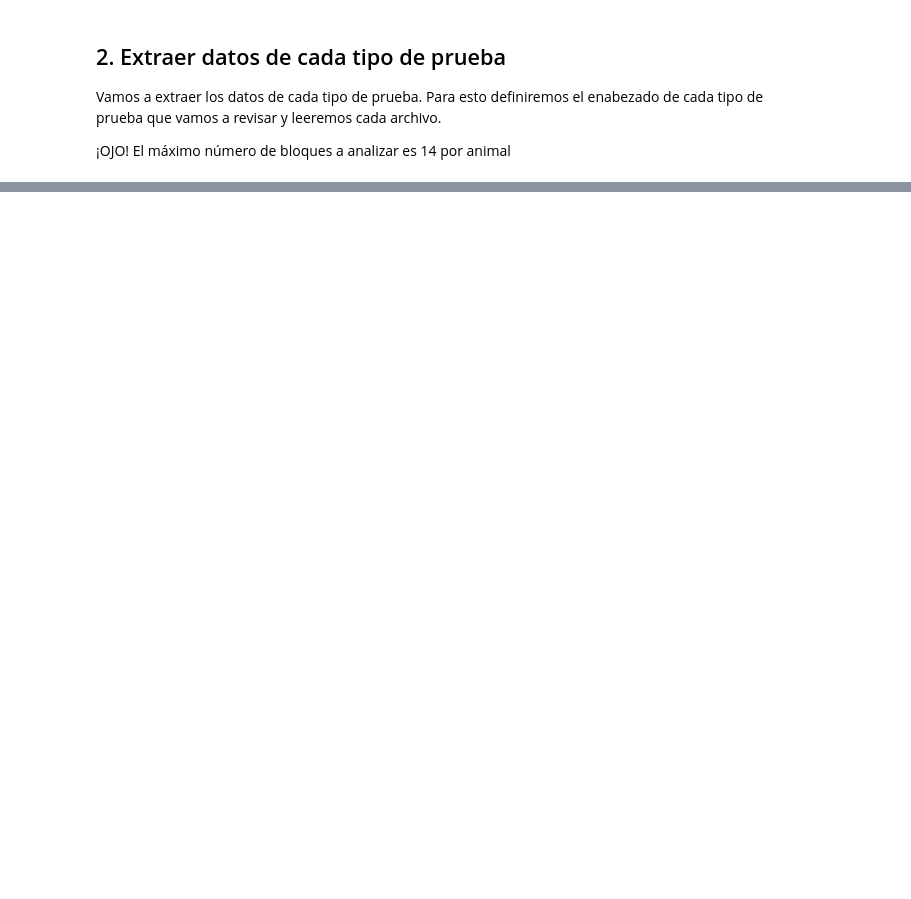
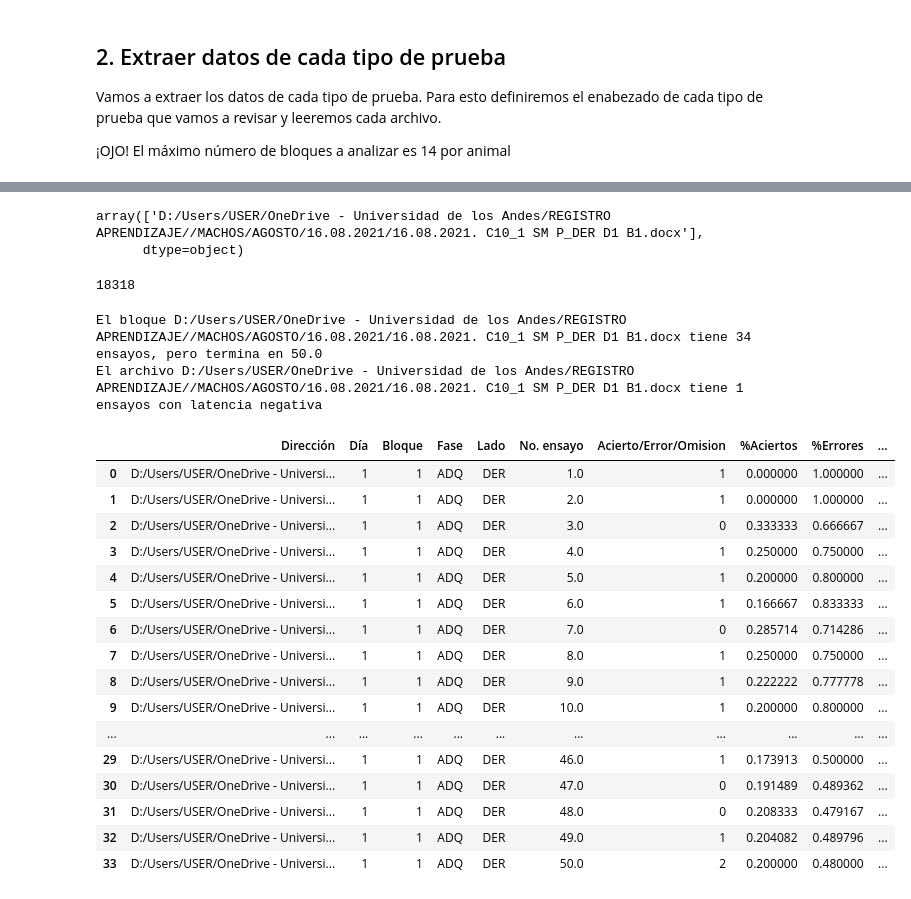
Before and after one commit to Traintain/NosePoke, a Jupyter notebook: ProcesarDatos/Procesamiento de datos.ipynb, the cells around one changed output, grey strips where cells are left out. Saved outputs shown, nothing was run; the diff lists cells and outputs as text; code cells hidden in the pictures; blank space fills up the shorter version.

Commit message:
Añade métodos para extraerdatos de series motoras

```diff
--- a/ProcesarDatos/Procesamiento de datos.ipynb
+++ b/ProcesarDatos/Procesamiento de datos.ipynb
@@ -41,6 +41,8 @@ def leerTexto(path):
         print(f'Archivo vacío: {path}')
   # Los archivos donde los datos están explícitos no tienen '--------------------------------------------------'
   esCSV=text.find('--------------------------------------------------') < 0
+  if 'Perseveracion' in text:
+      print(f'{path} El archivo tiene perseveraciones en vez de Tiempo en respuestas impulsivas')
   text=text.split('\n')
   # Se eliminan líneas vacías
   text= list(filter(None, text))
@@ -673,0 +818,40 @@ El archivo D:/Users/USER/OneDrive - Universidad de los Andes/REGISTRO APRENDIZAJ
+# %%
+registrosUnificados.loc[registrosUnificados['tipoPrueba'] == 'SM_ADQ_DER'].head(1)['nombreArchivo'].values
+# %% [output]
+array(['D:/Users/USER/OneDrive - Universidad de los Andes/REGISTRO APRENDIZAJE//MACHOS/AGOSTO/16.08.2021/16.08.2021. C10_1 SM P_DER D1 B1.docx'],
+      dtype=object)
+# %%
+promedioInverso(16352, 14386, 2)
+# %% [output]
+18318
+# %%
+texto,esCSV=leerTexto('D:/Users/USER/OneDrive - Universidad de los Andes/REGISTRO APRENDIZAJE//MACHOS/AGOSTO/16.08.2021/16.08.2021. C10_1 SM P_DER D1 B1.docx')
+extraerDatosBloque(texto,
+                                                      esCSV,
+                                                      'D:/Users/USER/OneDrive - Universidad de los Andes/REGISTRO APRENDIZAJE//MACHOS/AGOSTO/16.08.2021/16.08.2021. C10_1 SM P_DER D1 B1.docx',
+                                                      '1',
+                                                      '1',
+                                                      'M-10-1',
+                                                      'SM_ADQ_DER',
+                                                      ''
+                                                      )
+# %% [output]
+El bloque D:/Users/USER/OneDrive - Universidad de los Andes/REGISTRO APRENDIZAJE//MACHOS/AGOSTO/16.08.2021/16.08.2021. C10_1 SM P_DER D1 B1.docx tiene 34 ensayos, pero termina en 50.0
+El archivo D:/Users/USER/OneDrive - Universidad de los Andes/REGISTRO APRENDIZAJE//MACHOS/AGOSTO/16.08.2021/16.08.2021. C10_1 SM P_DER D1 B1.docx tiene 1 ensayos con latencia negativa
+|  | Dirección | Día | Bloque | Fase | Lado | No. ensayo | Acierto/Error/Omision | %Aciertos | %Errores | ... |
+| 0 | D:/Users/USER/OneDrive - Universi... | 1 | 1 | ADQ | DER | 1.0 | 1 | 0.000000 | 1.000000 | ... |
+| 1 | D:/Users/USER/OneDrive - Universi... | 1 | 1 | ADQ | DER | 2.0 | 1 | 0.000000 | 1.000000 | ... |
+| 2 | D:/Users/USER/OneDrive - Universi... | 1 | 1 | ADQ | DER | 3.0 | 0 | 0.333333 | 0.666667 | ... |
+| 3 | D:/Users/USER/OneDrive - Universi... | 1 | 1 | ADQ | DER | 4.0 | 1 | 0.250000 | 0.750000 | ... |
+| 4 | D:/Users/USER/OneDrive - Universi... | 1 | 1 | ADQ | DER | 5.0 | 1 | 0.200000 | 0.800000 | ... |
+| 5 | D:/Users/USER/OneDrive - Universi... | 1 | 1 | ADQ | DER | 6.0 | 1 | 0.166667 | 0.833333 | ... |
+| 6 | D:/Users/USER/OneDrive - Universi... | 1 | 1 | ADQ | DER | 7.0 | 0 | 0.285714 | 0.714286 | ... |
+| 7 | D:/Users/USER/OneDrive - Universi... | 1 | 1 | ADQ | DER | 8.0 | 1 | 0.250000 | 0.750000 | ... |
+| 8 | D:/Users/USER/OneDrive - Universi... | 1 | 1 | ADQ | DER | 9.0 | 1 | 0.222222 | 0.777778 | ... |
+| 9 | D:/Users/USER/OneDrive - Universi... | 1 | 1 | ADQ | DER | 10.0 | 1 | 0.200000 | 0.800000 | ... |
+| ... | ... | ... | ... | ... | ... | ... | ... | ... | ... | ... |
+| 29 | D:/Users/USER/OneDrive - Universi... | 1 | 1 | ADQ | DER | 46.0 | 1 | 0.173913 | 0.500000 | ... |
+| 30 | D:/Users/USER/OneDrive - Universi... | 1 | 1 | ADQ | DER | 47.0 | 0 | 0.191489 | 0.489362 | ... |
+| 31 | D:/Users/USER/OneDrive - Universi... | 1 | 1 | ADQ | DER | 48.0 | 0 | 0.208333 | 0.479167 | ... |
+| 32 | D:/Users/USER/OneDrive - Universi... | 1 | 1 | ADQ | DER | 49.0 | 1 | 0.204082 | 0.489796 | ... |
+| 33 | D:/Users/USER/OneDrive - Universi... | 1 | 1 | ADQ | DER | 50.0 | 2 | 0.200000 | 0.480000 | ... |
```
Also changed, not shown: parts of 24 cells of this notebook.
